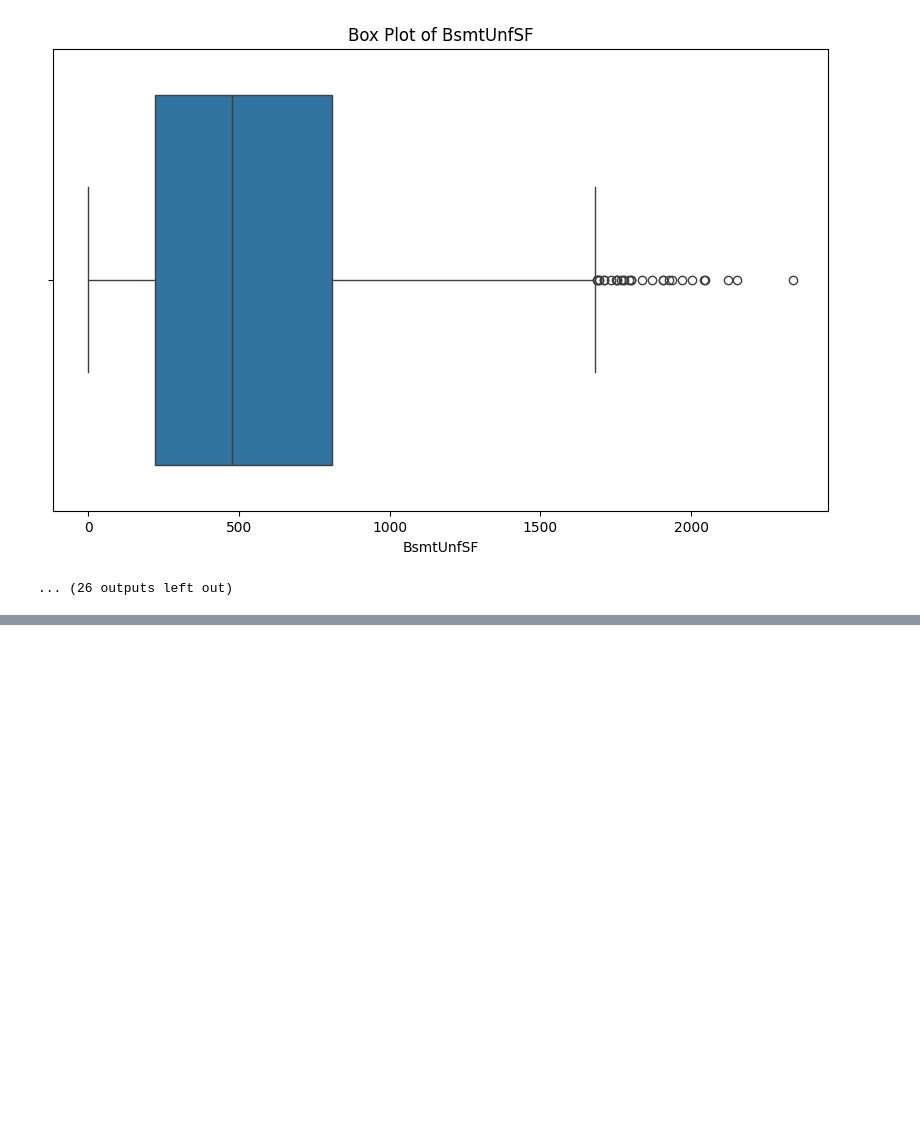
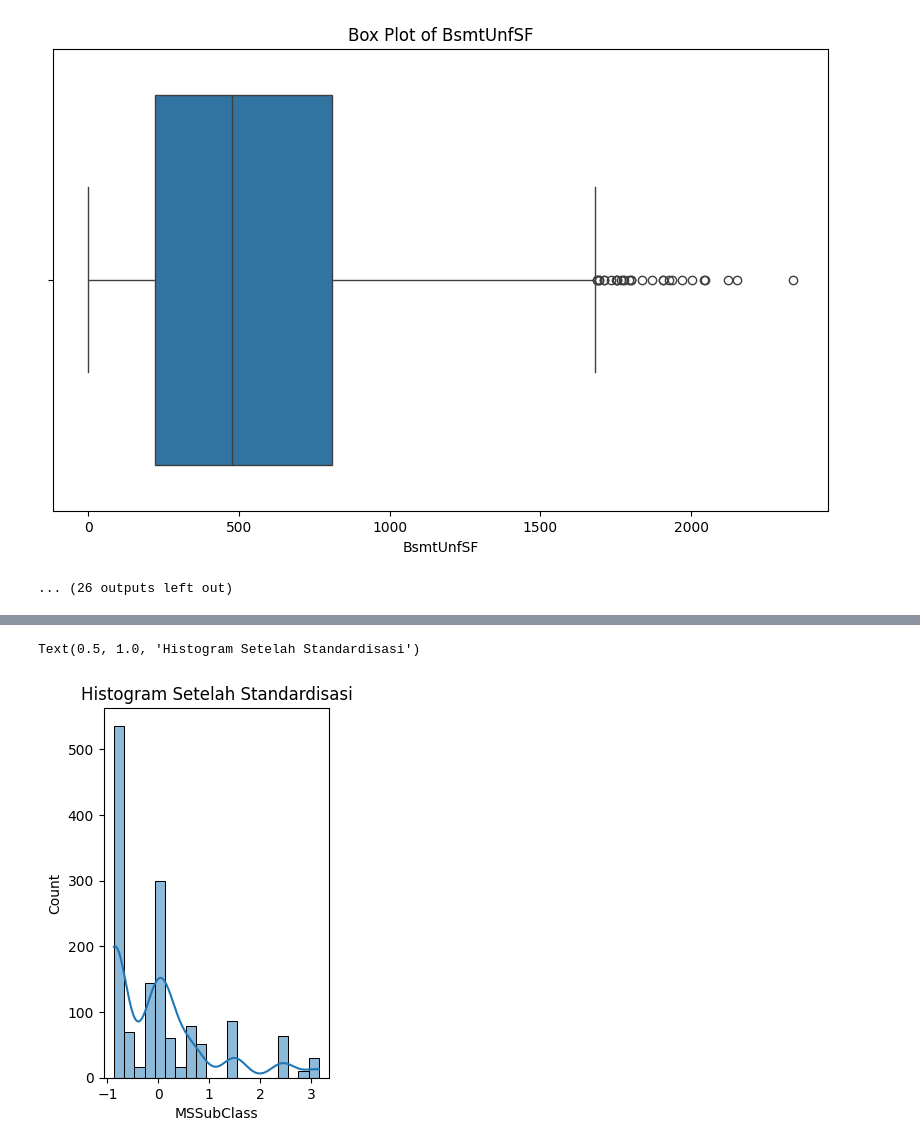
Before and after one commit to fkrhykal/dicoding-house-pricing, a Jupyter notebook: cleaning.ipynb, the cells around one changed output, grey strips where cells are left out. Drawn from its saved outputs; the diff is of its cells as text; code cells hidden in the pictures; blank space fills up the shorter version.

```diff
--- a/cleaning.ipynb
+++ b/cleaning.ipynb
@@ -104,11 +117,3 @@ for feature in numeric_features:
 Q1 = df[numeric_features].quantile(0.25)
 Q3 = df[numeric_features].quantile(0.75)
 IQR = Q3 - Q1
-# %%
-# Filter dataframe untuk hanya menyimpan baris yang tidak mengandung outliers pada kolom numerik
-condition = ~((df[numeric_features] < (Q1 - 1.5 * IQR)) | (df[numeric_features] > (Q3 + 1.5 * IQR))).any(axis=1)
-df_filtered_numeric = df.loc[condition, numeric_features]
-
-# Menggabungkan kembali dengan kolom kategorikal
-categorical_features = df.select_dtypes(include=['str']).columns
-df = pd.concat([df_filtered_numeric, df.loc[condition, categorical_features]], axis=1)
@@ -118,0 +120,7 @@ Series([], dtype: int64)
+# %%
+from sklearn.preprocessing import StandardScaler
+
+# Standardisasi fitur numerik
+scaler = StandardScaler()
+selected_features = numeric_features.drop('Id')
+df[selected_features] = scaler.fit_transform(df[selected_features])
@@ -118,0 +136,8 @@ Series([], dtype: int64)
+# %%
+# Histogram Setelah Standardisasi
+plt.subplot(1, 2, 2)
+sns.histplot(df[numeric_features[1]], kde=True)
+plt.title("Histogram Setelah Standardisasi")
+# %% [output]
+Text(0.5, 1.0, 'Histogram Setelah Standardisasi')
+[figure, added]
```
Also changed, not shown: parts of 11 cells of this notebook, 1 other file.
